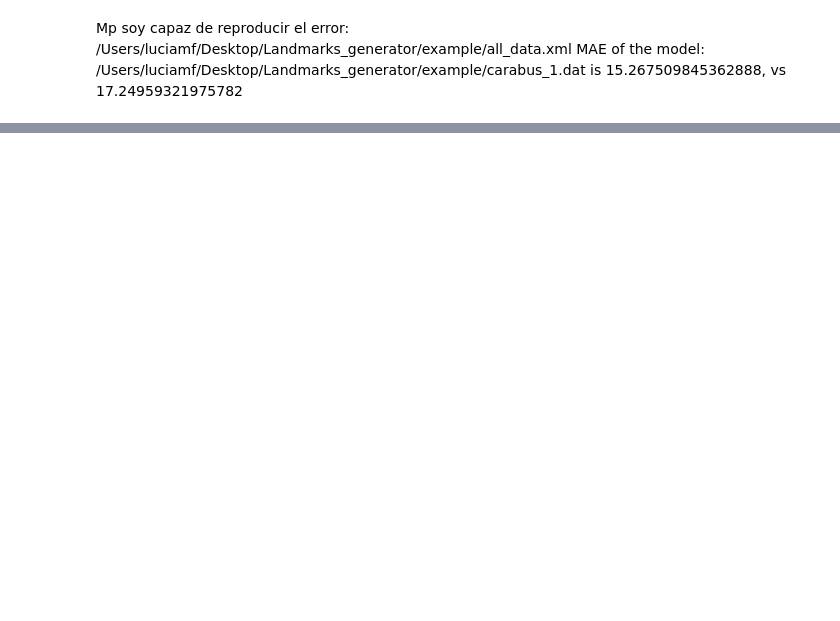
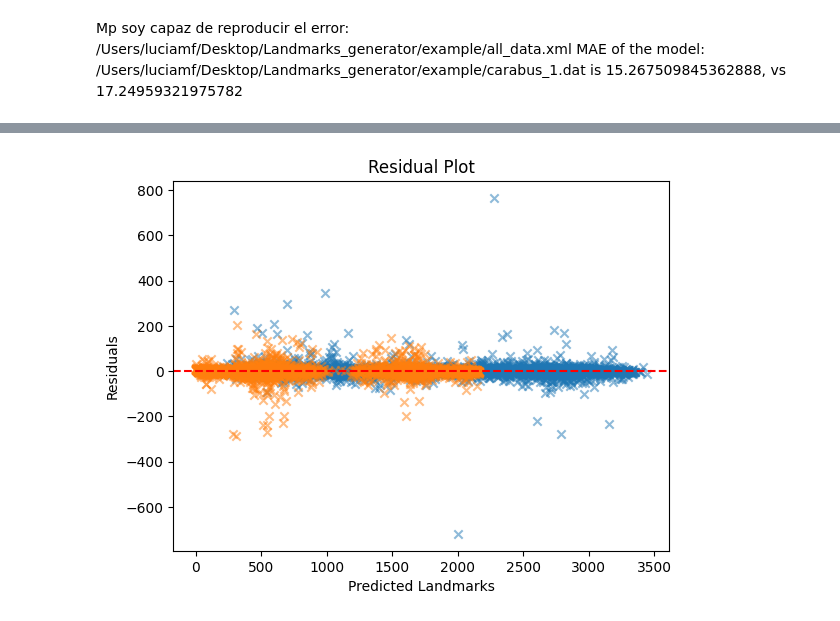
Before and after one commit to luciamartinf/Landmarks_generator, a Jupyter notebook: plot_results.ipynb, the cells around one changed output, grey strips where cells are left out. Saved outputs shown, nothing was run; the diff lists cells and outputs as text; code cells hidden in the pictures; blank space fills up the shorter version.

```diff
--- a/plot_results.ipynb
+++ b/plot_results.ipynb
@@ -187,0 +215,12 @@ Mp soy capaz de reproducir el error: /Users/luciamf/Desktop/Landmarks_generator/
+# %%
+x_residuals = np.array(x_real) - np.array(x_pred)
+y_residuals = np.array(y_real) - np.array(y_pred)
+plt.scatter(x_pred, x_residuals, alpha = 0.5, marker ='x')
+plt.scatter(y_pred, y_residuals, alpha = 0.5, marker ='x')
+plt.xlabel('Predicted Landmarks')
+plt.ylabel('Residuals')
+plt.title('Residual Plot')
+plt.axhline(y=0, color='r', linestyle='--')
+plt.show()
+# %% [output]
+[figure, added]
```
Also changed, not shown: parts of 5 cells of this notebook, 1 other file.
